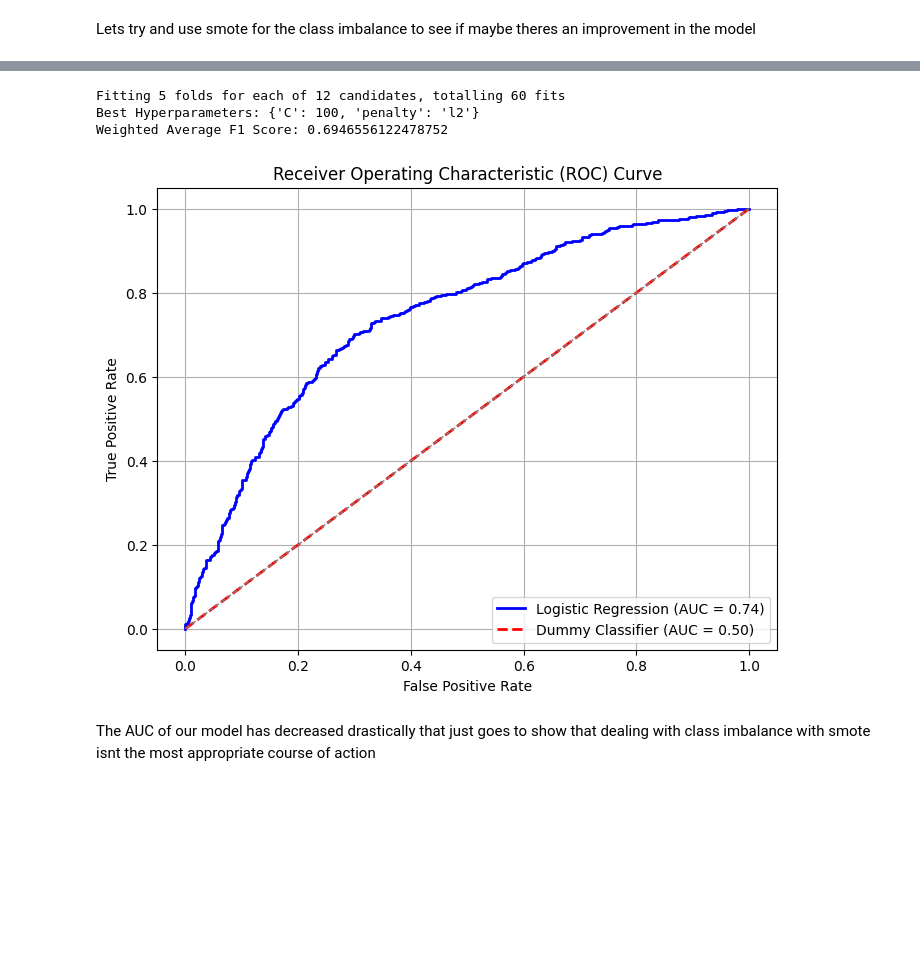
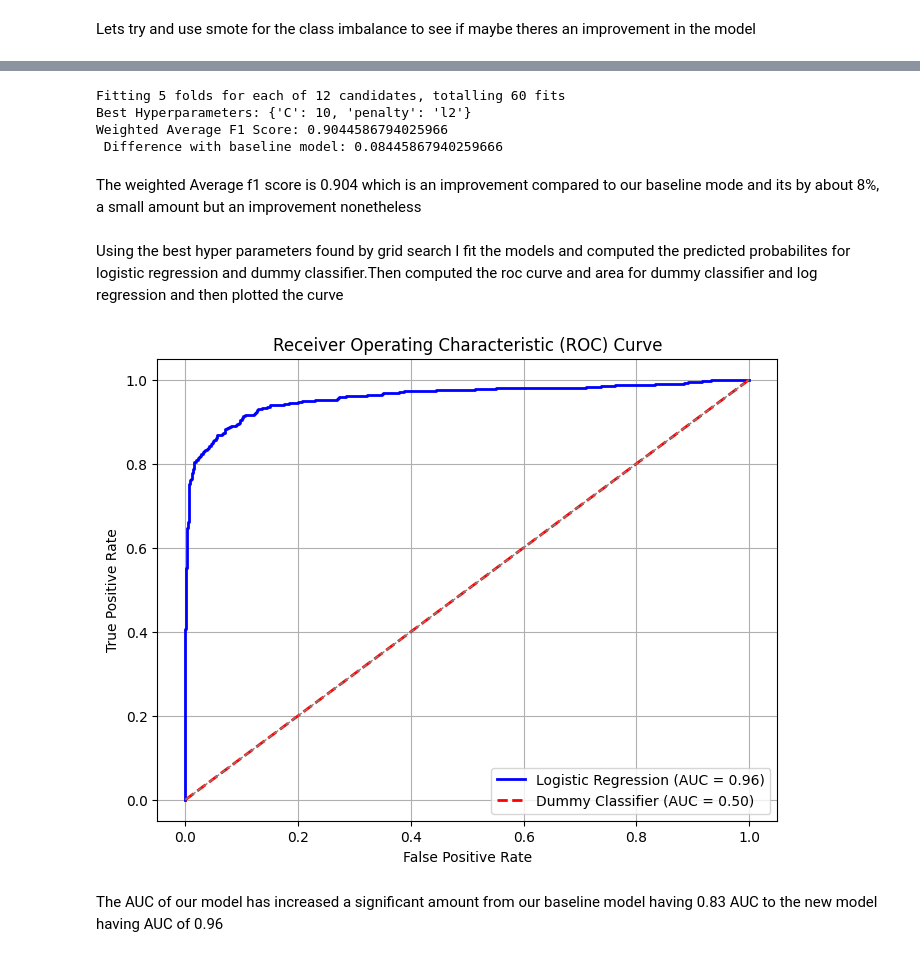
Before and after one commit to IceyPanda23/Phase_3_project, a Jupyter notebook: Project.ipynb, the cells around one changed output, grey strips where cells are left out. Drawn from its saved outputs; the diff is of its cells as text; code cells hidden in the pictures; blank space fills up the shorter version.

```diff
--- a/Project.ipynb
+++ b/Project.ipynb
@@ -179,0 +231,8 @@ Name: count, dtype: int64
+# %%
+continuous_features = ['account length', 'number vmail messages', 'total day minutes', 'total day calls',
+                      'total day charge', 'total eve minutes', 'total eve calls', 'total eve charge',
+                      'total night minutes', 'total night calls', 'total night charge', 'total intl minutes',
+                      'total intl calls', 'total intl charge', 'customer service calls']
+scaler = StandardScaler()
+df[continuous_features] = scaler.fit_transform(df[continuous_features])
+df.describe()
@@ -211,30 +285,22 @@ A weighted average of 0.8 considering the class imbalance isnt that bad honestly
 # %%
-# Compute predicted probabilities for logistic regression model
 y_pred_prob_lr = logreg.predict_proba(X_test)[:, 1]
 
-# Create and train a dummy classifier
-dummy_model = DummyClassifier(strategy='stratified')  # Replace 'stratified' with your desired strategy
+
+dummy_model = DummyClassifier(strategy='constant', constant=0)
 dummy_model.fit(X_train, y_train)
-
-# Compute predicted probabilities for dummy model
 y_pred_prob_dummy = dummy_model.predict_proba(X_test)[:, 1]
-
-# Compute ROC curve and ROC area for logistic regression model
 fpr_lr, tpr_lr, _ = roc_curve(y_test, y_pred_prob_lr)
 roc_auc_lr = auc(fpr_lr, tpr_lr)
-
-# Compute ROC curve and ROC area for dummy model
 fpr_dummy, tpr_dummy, _ = roc_curve(y_test, y_pred_prob_dummy)
 roc_auc_dummy = auc(fpr_dummy, tpr_dummy)
-
-# Plot ROC curve
 plt.figure()
 plt.plot(fpr_lr, tpr_lr, color='blue', lw=2, label='Logistic Regression (AUC = %0.2f)' % roc_auc_lr)
 plt.plot(fpr_dummy, tpr_dummy, color='red', lw=2, linestyle='--', label='Dummy Model (AUC = %0.2f)' % roc_auc_dummy)
-plt.plot([0, 1], [0, 1], color='gray', lw=1, linestyle='--')  # Diagonal line representing random chance
+plt.plot([0, 1], [0, 1], color='gray', lw=1, linestyle='--')
 plt.xlabel('False Positive Rate')
 plt.ylabel('True Positive Rate')
-plt.title('Receiver Operating Characteristic (ROC) Curve')
+plt.title('ROC Curve baseline model vs dummy model')
 plt.legend(loc='lower right')
+plt.grid(True)
 plt.show()
 # %% [output]
@@ -365,64 +390,49 @@ y_resampled_target = pd.Series(y_resampled_target, name=y.name)  # Ensure the ta
 # %%
 X_train,X_test,y_train,y_test = train_test_split(X_resampled_target,y_resampled_target)
 param_grid = {
-    'C': [0.001, 0.01, 0.1, 1, 10, 100],  # Regularization parameter
-    'penalty': ['l1', 'l2']  # Penalty term
+    'C': [0.001, 0.01, 0.1, 1, 10, 100],
+    'penalty': ['l1', 'l2']
 }
-
-
-
-# Define weighted average F1 score as the scoring metric
 scorer = make_scorer(f1_score, average='weighted')
-
-# Perform grid search
 grid_search = GridSearchCV(estimator=logreg, param_grid=param_grid, cv=5, scoring=scorer, verbose=1)
 grid_search.fit(X_train, y_train)
-
-# Get the best hyperparameters found by grid search
 best_params = grid_search.best_params_
 print("Best Hyperparameters:", best_params)
-
-# Evaluate the best model on the testing data
 best_model = grid_search.best_estimator_
 y_pred = best_model.predict(X_test)
 weighted_avg_f1 = f1_score(y_test, y_pred, average='weighted')
-print("Weighted Average F1 Score:", weighted_avg_f1)
+print("Weighted Average F1 Score:", weighted_avg_f1,'\n','Difference with baseline model:',weighted_avg_f1 - baseline_f1score)
 # %% [output]
 Fitting 5 folds for each of 12 candidates, totalling 60 fits
-Best Hyperparameters: {'C': 100, 'penalty': 'l2'}
-Weighted Average F1 Score: 0.6946556122478752
+Best Hyperparameters: {'C': 10, 'penalty': 'l2'}
+Weighted Average F1 Score: 0.9044586794025966
+ Difference with baseline model: 0.08445867940259666
+# %% [markdown]
+The weighted Average f1 score is 0.904 which is an improvement compared to our baseline mode and its by about 8%, a small amount but an improvement nonetheless
+# %% [markdown]
+Using the best hyper parameters found by grid search I fit the models and computed the predicted probabilites for logistic regression and dummy classifier.Then computed the roc curve and area for dummy classifier and log regression and then plotted the curve
 # %%
-logreg = LogisticRegression(**best_params)  # Using the best hyperparameters found by grid search
-dummy = DummyClassifier(strategy='uniform')  # Create a dummy classifier with a random strategy
-
-# Fit the models
+logreg = LogisticRegression(**best_params)
+dummy = DummyClassifier(strategy='constant',constant=0)
 logreg.fit(X_train,y_train)
 dummy.fit(X_train, y_train)
-
-# Compute predicted probabilities for logistic regression model and dummy classifier
 y_pred_prob_logreg = logreg.predict_proba(X_test)[:, 1]
 y_pred_prob_dummy = dummy.predict_proba(X_test)[:, 1]
-
-# Compute ROC curve and ROC area for logistic regression model
 fpr_logreg, tpr_logreg, _ = roc_curve(y_test, y_pred_prob_logreg)
 roc_auc_logreg = auc(fpr_logreg, tpr_logreg)
-
-# Compute ROC curve and ROC area for dummy classifier
 fpr_dummy, tpr_dummy, _ = roc_curve(y_test, y_pred_prob_dummy)
 roc_auc_dummy = auc(fpr_dummy, tpr_dummy)
-
-# Plot ROC curve
 plt.figure(figsize=(8, 6))
 plt.plot(fpr_logreg, tpr_logreg, color='blue', lw=2, label='Logistic Regression (AUC = %0.2f)' % roc_auc_logreg)
 plt.plot(fpr_dummy, tpr_dummy, color='red', lw=2, linestyle='--', label='Dummy Classifier (AUC = %0.2f)' % roc_auc_dummy)
-plt.plot([0, 1], [0, 1], color='gray', lw=1, linestyle='--')  # Diagonal line representing random chance
+plt.plot([0, 1], [0, 1], color='gray', lw=1, linestyle='--')
 plt.xlabel('False Positive Rate')
 plt.ylabel('True Positive Rate')
 plt.title('Receiver Operating Characteristic (ROC) Curve')
 plt.legend(loc='lower right')
 plt.grid(True)
 plt.show()
 # %% [output]
-[figure, old version]
+[figure, new version]
-# %% [markdown]
-The AUC of our model has decreased drastically that just goes to show that dealing with class imbalance with smote isnt the most appropriate course of action
+# %% [markdown]
+The AUC of our model has increased a significant amount from our baseline model having 0.83 AUC to the new model having AUC of 0.96
```
Also changed, not shown: parts of 23 cells of this notebook.
